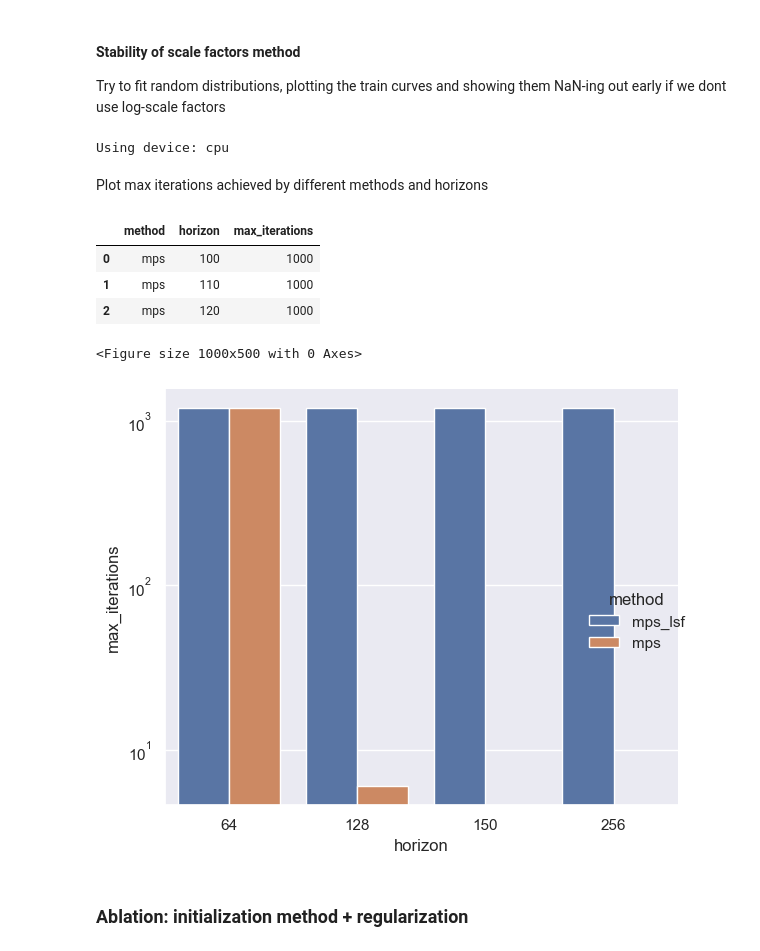
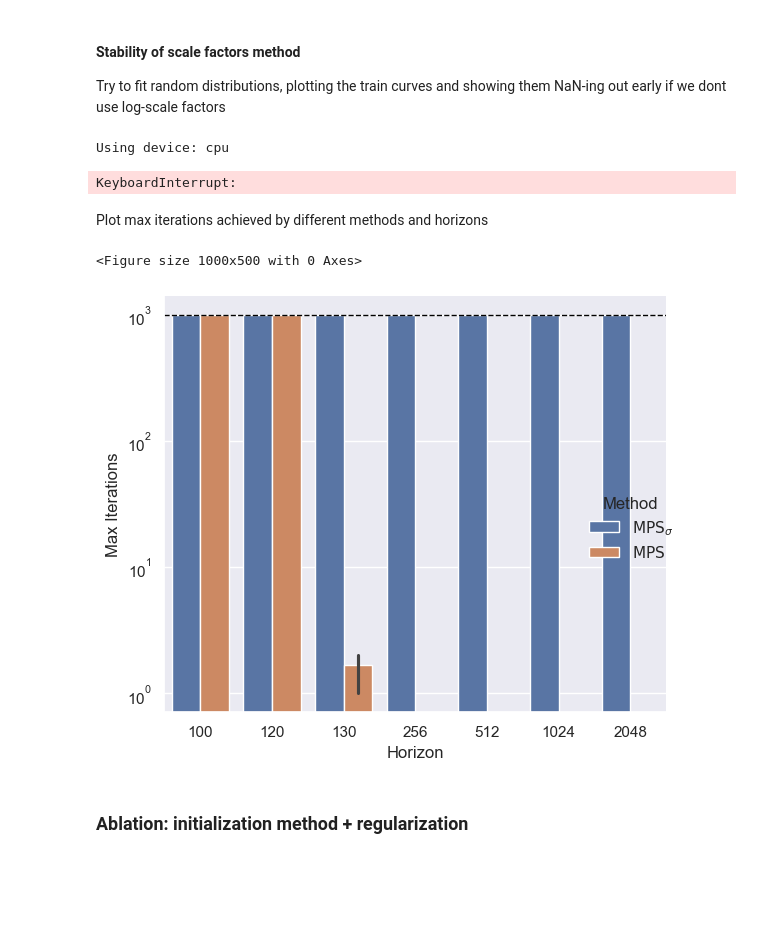
Before and after one commit to marawangamal/ptn, a Jupyter notebook: scripts/results.ipynb, the cells around one changed output. Saved outputs shown, nothing was run; the diff lists cells and outputs as text; code cells hidden in the pictures; blank space fills up the shorter version.

```diff
--- a/scripts/results.ipynb
+++ b/scripts/results.ipynb
@@ -265,8 +265,8 @@ N_VAL = 10
 
 # Plot
 ranks = [2]
-horizons = [64, 100, 110, 120, 130]
-seeds = [0]
+horizons = [100, 120, 130, 256, 512, 1024]
+seeds = [0, 42, 84]
 d_models = [10]
 d_outputs = [2]
 plot_kwargs = {
@@ -353,43 +353,69 @@ for config in configs:
     pbar.update()
 # %% [output]
 Using device: cpu
+KeyboardInterrupt:
 # %% [markdown]
 Plot max iterations achieved by different methods and horizons
 # %%
-rows = []
-for log_dict in log_dicts:
-    num_finite_losses = len([loss for loss in log_dict["loss"] if not np.isinf(loss)])
-    rows.append({
-        "method": log_dict["name"],
-        "horizon": log_dict["horizon"],
-        "max_iterations": num_finite_losses
+# # rows = []
+# # for log_dict in log_dicts:
+# #     num_finite_losses = len([loss for loss in log_dict["loss"] if not np.isinf(loss)])
+# #     rows.append({
+# #         "method": log_dict["name"],
+# #         "horizon": log_dict["horizon"],
+# #         "max_iterations": num_finite_losses
+# #     })
+# # df = pd.DataFrame(rows)
+# df
+# add mps and mps_lsf for horizons 512 and 1024, mps should be max_iterations 0 and mps_lsf should be 1000
+df2 = df.copy()
+new_rows = []
+for h in [512, 1024, 2048]:
+    new_rows.append({
+        "method": "mps",
+        "horizon": h,
+        "max_iterations": 0
     })
-df = pd.DataFrame(rows)
-df
+    new_rows.append({
+        "method": "mps_lsf",
+        "horizon": h,
+        "max_iterations": 1000
+    })
+df2 = pd.concat([df2, pd.DataFrame(new_rows)], ignore_index=True)
+df2
+
+# Replace method names for LaTeX rendering
+df2["method"] = df2["method"].replace({
+    "mps": r"$\mathrm{MPS}$",
+    "mps_lsf": r"$\mathrm{MPS}_\sigma$"
+})
+
+df2 = df2.rename(columns={
+    "max_iterations": "Max Iterations",
+    "horizon": "Horizon",
+    "method": "Method"
+})
-# %% [output]
-|  | method | horizon | max_iterations |
-| 0 | mps | 100 | 1000 |
-| 1 | mps | 110 | 1000 |
-| 2 | mps | 120 | 1000 |
 # %%
 # Plot max iterations achieved by different methods and horizons
 plt.figure(figsize=(10,5))
 sns.set_theme()
 # Rename max_iterations to "Max Iterations", "horizon" to "Horizon", "method" to "Method" "mps_lsf" to "LSF"
 g = sns.catplot(
-    data=df,
-    x="horizon",
-    y="max_iterations",
-    hue="method",
+    data=df2,
+    x="Horizon",
+    y="Max Iterations",
+    hue="Method",
     kind="bar"
 )
 # make y log
 g.ax.set_yscale("log")
+# Add black horizontal line at 1000 for max iters
+g.ax.axhline(1000, color="black", linestyle="--", linewidth=1)
 plt.tight_layout()
 plt.show()
 # %% [output]
 <Figure size 1000x500 with 0 Axes>
-[figure, old version]
+[figure, new version]
 # %% [markdown]
 ### Ablation: initialization method + regularization
 # %%
```
Also changed, not shown: 8 other files.
